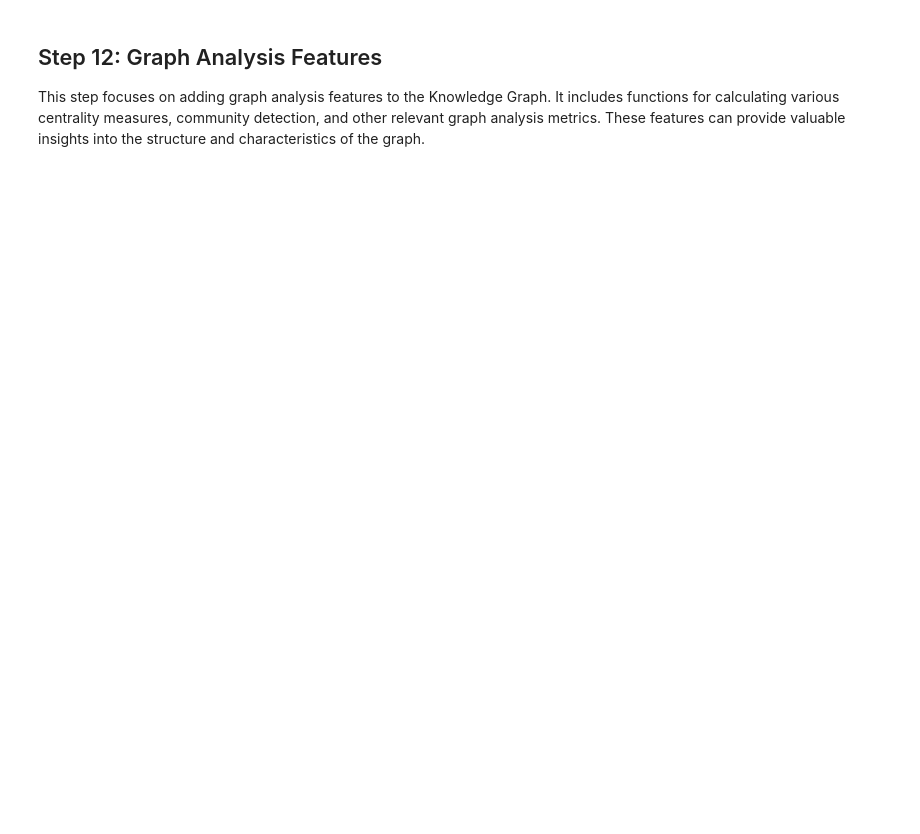
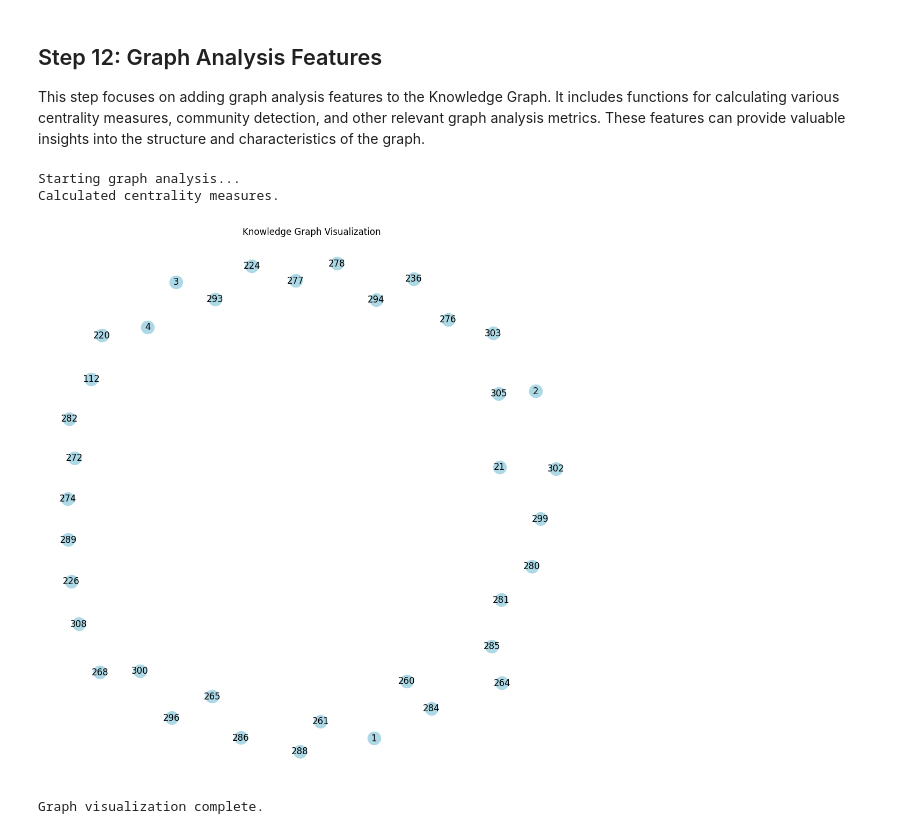
Before and after one commit to nelslindahlx/KnowledgeReduce, a Jupyter notebook: CivicHonorsKGv12_Updated.ipynb, the cells around one changed output. Cells and saved outputs as stored; diff of their text form; code cells hidden in the pictures; blank space fills up the shorter version.

```diff
--- a/CivicHonorsKGv12_Updated.ipynb
+++ b/CivicHonorsKGv12_Updated.ipynb
@@ -377,31 +426,36 @@ def analyze_graph(knowledge_graph):
     # Assuming the graph is stored in the 'graph' attribute of KnowledgeGraph
     G = knowledge_graph.graph
 
     print("Starting graph analysis...")
 
     # Calculate various centrality measures
     degree_centrality = nx.degree_centrality(G)
     betweenness_centrality = nx.betweenness_centrality(G)
     closeness_centrality = nx.closeness_centrality(G)
     print("Calculated centrality measures.")
 
     # Community detection (requires additional libraries like community or networkx algorithms)
     # communities = community.best_partition(G)
     # print("Detected communities in the graph.")
 
     # Example visualization (adjust as needed)
     plt.figure(figsize=(10, 10))
     nx.draw(G, with_labels=True, node_color='lightblue', edge_color='gray')
     plt.title('Knowledge Graph Visualization')
     plt.show()
     print("Graph visualization complete.")
 
     return {
         'degree_centrality': degree_centrality,
         'betweenness_centrality': betweenness_centrality,
         'closeness_centrality': closeness_centrality,
         # 'communities': communities
     }
 
 # Usage
-# graph_analysis_results = analyze_graph(kg)
+graph_analysis_results = analyze_graph(kg)
+# %% [output]
+Starting graph analysis...
+Calculated centrality measures.
+[figure, added]
+Graph visualization complete.
```
Also changed, not shown: parts of 8 cells of this notebook.
